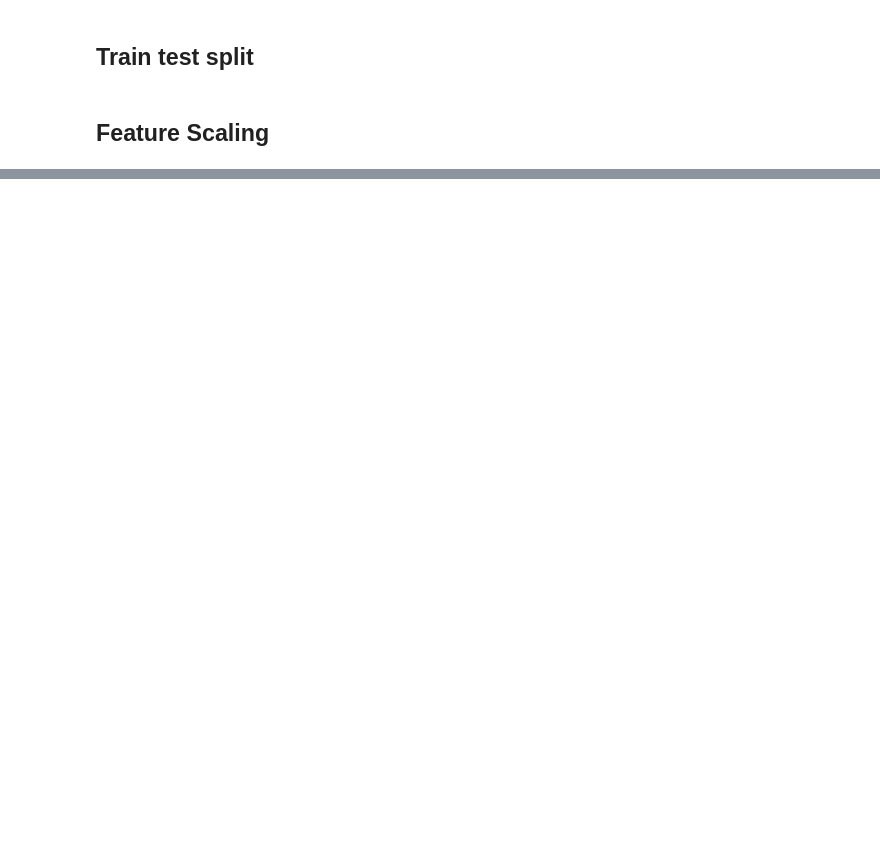
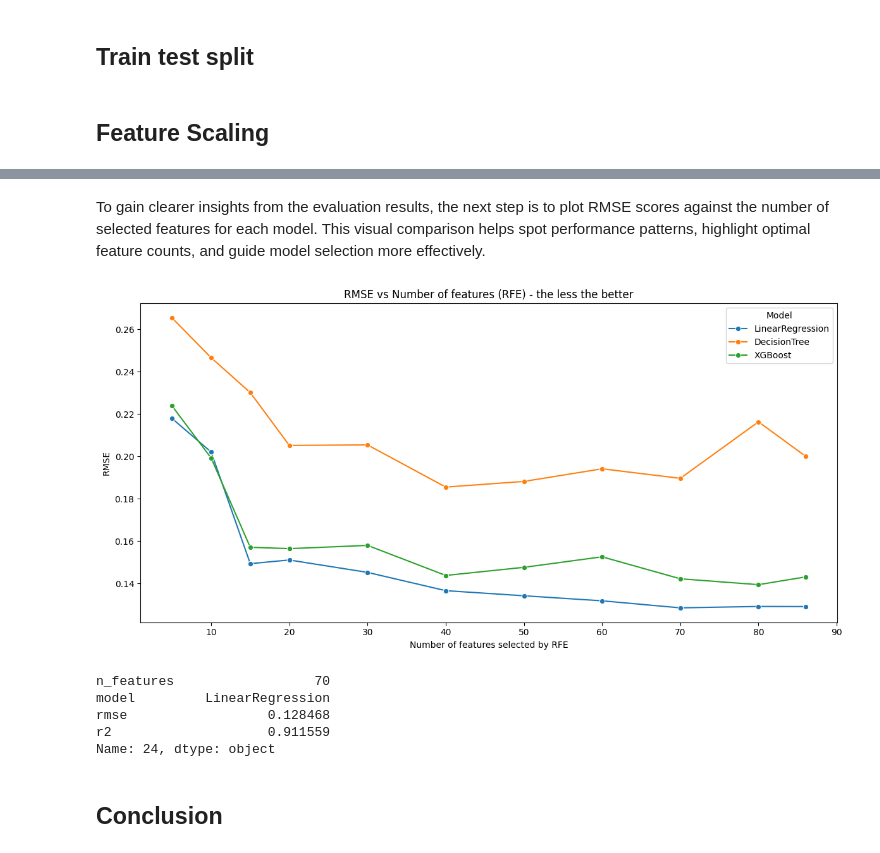
Before and after one commit to k0stro/house-prices-eda-regression, a Jupyter notebook: house-prices-eda-regression.ipynb, the cells around one changed output, grey strips where cells are left out. Saved outputs shown, nothing was run; the diff lists cells and outputs as text; code cells hidden in the pictures; blank space fills up the shorter version.

Commit message:
Kaggle Notebook | House Prices - EDA, regression | Version 7

```diff
--- a/house-prices-eda-regression.ipynb
+++ b/house-prices-eda-regression.ipynb
@@ -931,18 +944,3 @@ X_test_scaled = pd.DataFrame(X_test_scaled_array, columns=feature_names, index=X
 
 X_train_scaled = X_train_scaled[X_train.columns]
 X_test_scaled = X_test_scaled[X_test.columns]
-# %%
-#base model
-lr = LinearRegression()
-
-#training
-lr.fit(X_train_scaled, y_train)
-
-#prediction
-y_pred = lr.predict(X_test_scaled)
-
-#metrics
-rmse = np.sqrt(mean_squared_error(y_test, y_pred))
-r2 = r2_score(y_test, y_pred)
-print(f"Linear Regression RMSE: {rmse:.4f}")
-print(f"Linear Regression R²: {r2:.4f}")
@@ -952,8 +946,0 @@ Linear Regression R²: 0.9107
-# %%
-estimator = LinearRegression()
-selector = RFE(estimator, n_features_to_select=40)
-
-selector.fit(X_train_scaled, y_train)
-
-selected_features = X_train_scaled.columns[selector.support_]
-print("Selected features:", selected_features.tolist())
@@ -997,0 +1033,29 @@ XGBoost R²: 0.8892
+# %% [markdown]
+To gain clearer insights from the evaluation results, the next step is to plot RMSE scores against the number of selected features for each model. This visual comparison helps spot performance patterns, highlight optimal feature counts, and guide model selection more effectively.
+# %%
+plt.figure(figsize=(12, 6))
+
+for model in results_df['model'].unique():
+    model_data = results_df[results_df['model'] == model]
+    sns.lineplot(data=model_data, x='n_features', y='rmse', label=model, marker='o')
+
+plt.title("RMSE vs Number of features (RFE) - the less the better")
+plt.xlabel("Number of features selected by RFE")
+plt.ylabel("RMSE")
+plt.legend(title="Model")
+plt.tight_layout()
+plt.show()
+# %% [output]
+[figure, added]
+# %%
+best_config = results_df.loc[results_df['rmse'].idxmin()]
+
+best_config
+# %% [output]
+n_features                  70
+model         LinearRegression
+rmse                  0.128468
+r2                    0.911559
+Name: 24, dtype: object
+# %% [markdown]
+## Conclusion
```
Also changed, not shown: parts of 16 cells of this notebook.
